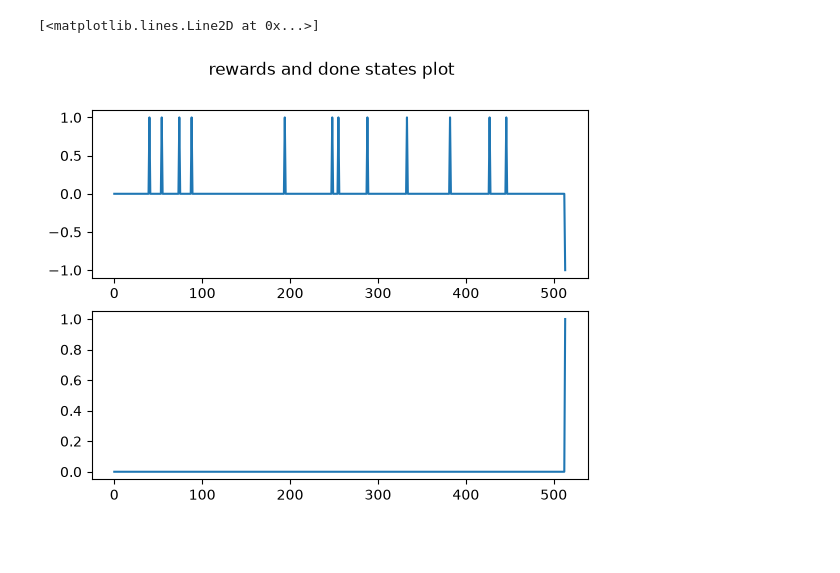
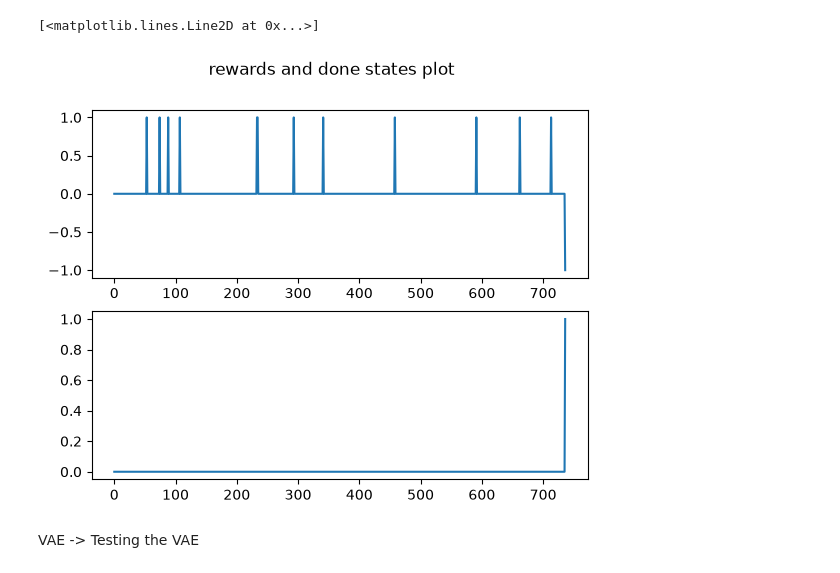
Before and after one commit to NeoDrags/vizdoom-world-model, a Jupyter notebook: tests.ipynb, the cells around one changed output. Drawn from its saved outputs; the diff is of its cells as text; code cells hidden in the pictures; blank space fills up the shorter version.

```diff
--- a/tests.ipynb
+++ b/tests.ipynb
@@ -44,8 +46,10 @@ print(actions[0])
 # %%
 fig, ax = plt.subplots(2)
 fig.suptitle('rewards and done states plot')
-ax[0].plot(rewards)
-ax[1].plot(done_list)
+ax[0].plot(rewards[0])
+ax[1].plot(done_list[0])
 # %% [output]
 [<matplotlib.lines.Line2D at 0x...>]
-[figure, old version]
+[figure, new version]
+# %% [markdown]
+VAE -> Testing the VAE
```
Also changed, not shown: parts of 10 cells of this notebook, 5 other files.
